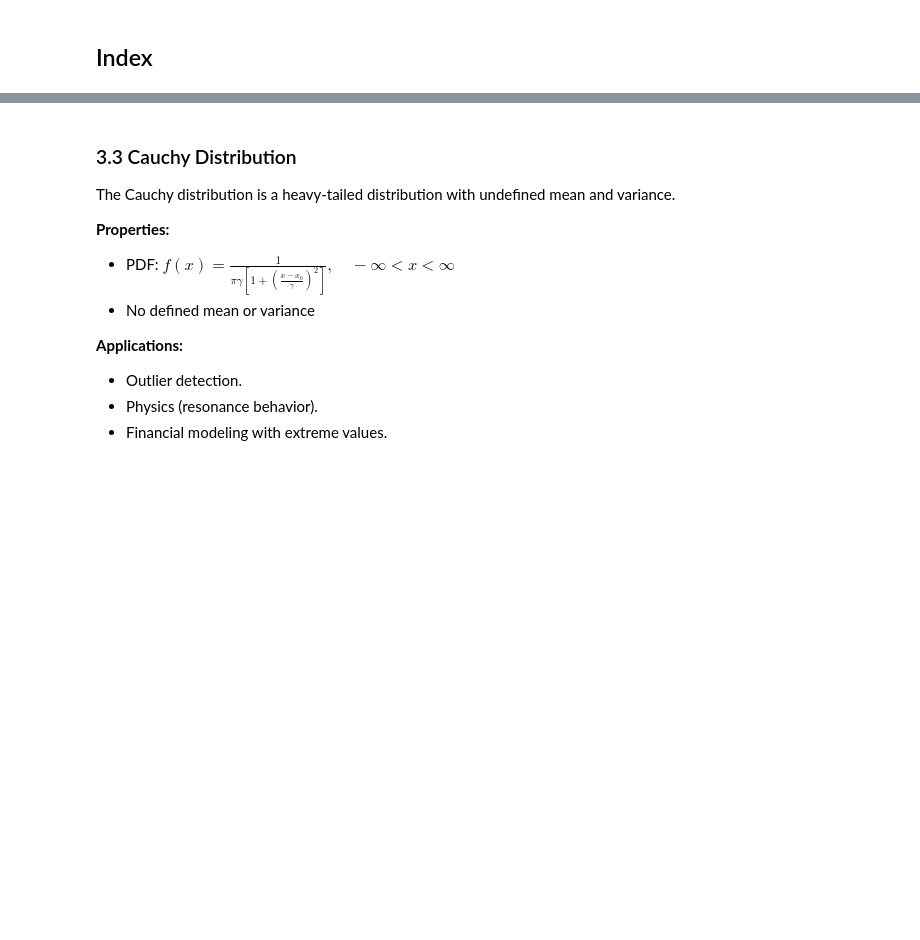
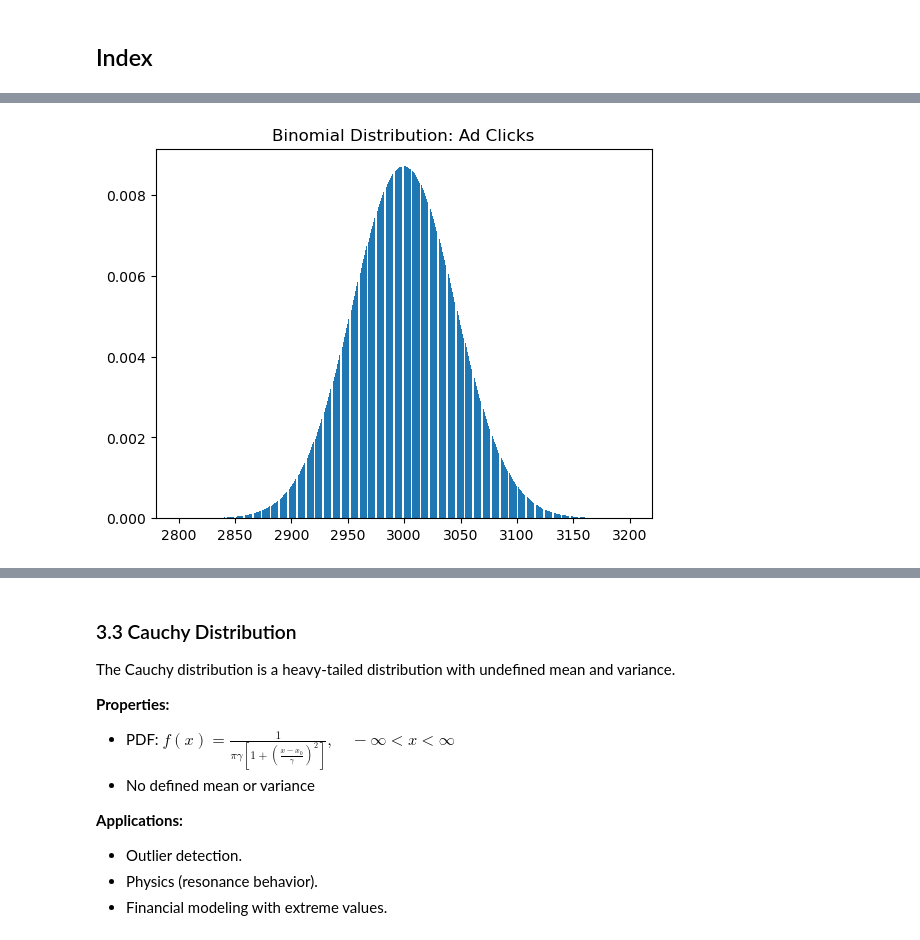
Before and after one commit to H0wl3r2001/DataScientist_Probability, a Jupyter notebook: Distributions.ipynb, the cells around one changed output, grey strips where cells are left out. Cells and saved outputs as stored; diff of their text form; code cells hidden in the pictures; blank space fills up the shorter version.

Commit message:
provided some examples of distributions

```diff
--- a/Distributions.ipynb
+++ b/Distributions.ipynb
@@ -29,3 +69,13 @@ Models the number of successes in `n` independent Bernoulli trials.
+# %%
+n, p = 10000, 0.3
+binomial_rv = stats.binom(n, p)
+x = np.arange(2800, 3200)
+y = binomial_rv.pmf(x)
+plt.bar(x, y)
+plt.title("Binomial Distribution: Ad Clicks")
+plt.show()
+# %% [output]
+[figure, added]
 # %% [markdown]
 ### 1.3 Poisson Distribution
 Models the number of events occurring in a fixed interval of time or space.
```
Also changed, not shown: parts of 16 cells of this notebook.
